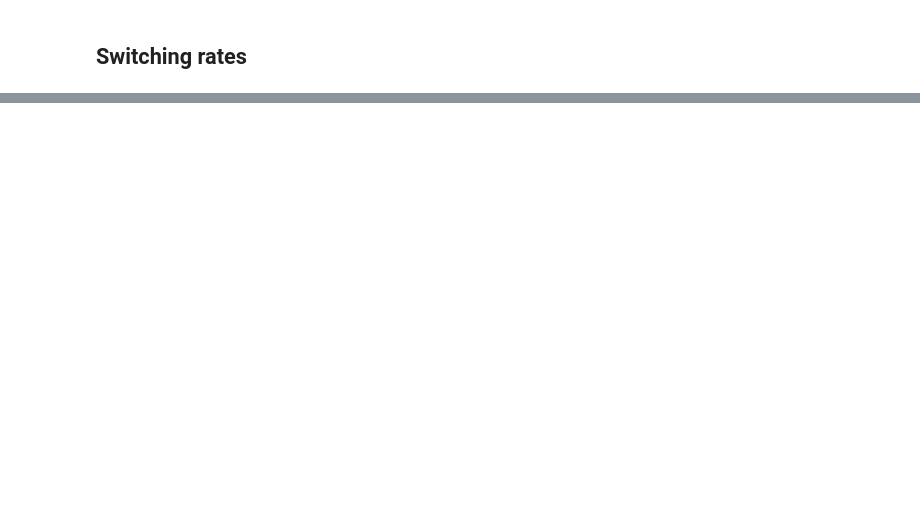
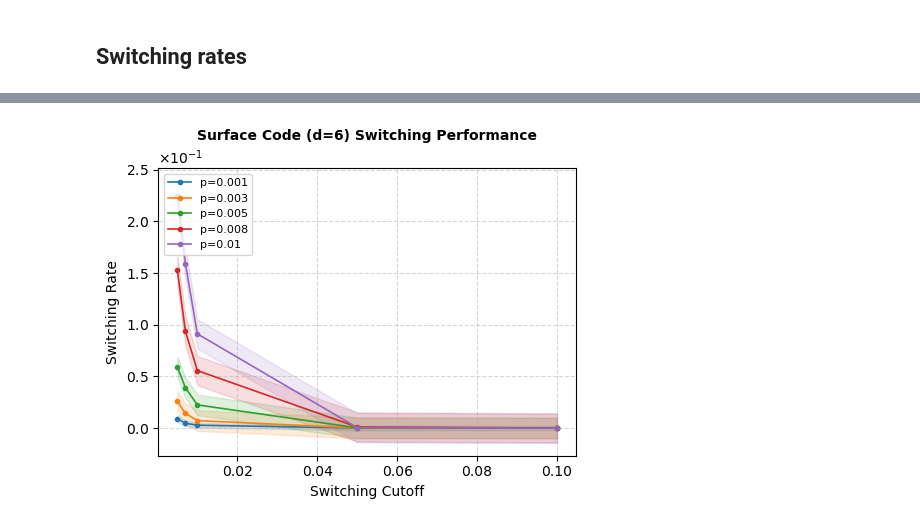
Before and after one commit to acatspirit/realtime_decoding_qldpc, a Jupyter notebook: notebooks/decoder_switching.ipynb, the cells around one changed output, grey strips where cells are left out. Saved outputs shown, nothing was run; the diff lists cells and outputs as text; code cells hidden in the pictures; blank space fills up the shorter version.

```diff
--- a/notebooks/decoder_switching.ipynb
+++ b/notebooks/decoder_switching.ipynb
@@ -1326,0 +1801,73 @@ KeyboardInterrupt:
+# %%
+import pandas as pd
+import numpy as np
+import matplotlib.pyplot as plt
+from matplotlib.ticker import ScalarFormatter
+
+# 1. Load the data
+df = pd.read_csv("/Users/ariannameinking/Documents/Brown_Research/realtime_decoding_qldpc/bplsd_relaybp.csv")
+
+# 2. Define aesthetic mappings
+ps = sorted(df['p'].unique())
+ds = [6] # Filter for d=6
+
+colors = {0.001: '#1f77b4', 0.003: '#ff7f0e', 0.005: '#2ca02c',
+          0.008: '#d62728', 0.01: '#9467bd'}
+
+# 3. Create a single plot
+fig, ax = plt.subplots(figsize=(5, 4))
+
+# Filter specifically for the Surface Code
+subset_code = df[(df['code_type'] == 'RSC') & (df['d'].isin(ds))]
+
+for p_val in ps:
+    data = subset_code[subset_code['p'] == p_val]
+    if data.empty:
+        continue
+
+    # Sort by cutoff for proper rendering
+    data = data.sort_values('cutoff')
+
+    # Calculate Switching Rate
+    switching_rate = data['num_switches'] / data['num_shots']
+
+    # Statistical uncertainty shading
+    y_err = 1 / np.sqrt(data['num_shots'])
+
+    line_color = colors.get(p_val, 'black')
+
+    # Plot the Switching Rate
+    ax.plot(data['cutoff'], switching_rate,
+            label=f"p={p_val}",
+            color=line_color,
+            linestyle='-',
+            marker='o', markersize=3, linewidth=1.2)
+
+    # Shade the error region
+    ax.fill_between(data['cutoff'],
+                    switching_rate - y_err,
+                    switching_rate + y_err,
+                    color=line_color, alpha=0.15)
+
+# 4. Formatting
+ax.set_xlabel('Switching Cutoff')
+ax.set_ylabel('Switching Rate')
+ax.set_title(f'Surface Code (d={ds[0]}) Switching Performance',
+             fontsize=10, fontweight='bold')
+
+# Apply scientific notation with power of 10 at the top
+formatter = ScalarFormatter(useMathText=True)
+formatter.set_scientific(True)
+formatter.set_powerlimits((0, 0))
+ax.yaxis.set_major_formatter(formatter)
+
+ax.grid(True, which='both', linestyle='--', alpha=0.5)
+
+# Place legend in the top-left
+ax.legend(loc='upper left', fontsize=8, frameon=True)
+
+plt.tight_layout()
+# plt.savefig("surface_code_switching_rate.pdf", bbox_inches='tight')
+plt.show()
+# %% [output]
+[figure, added]
```
Also changed, not shown: parts of 8 cells of this notebook, 10 other files.
